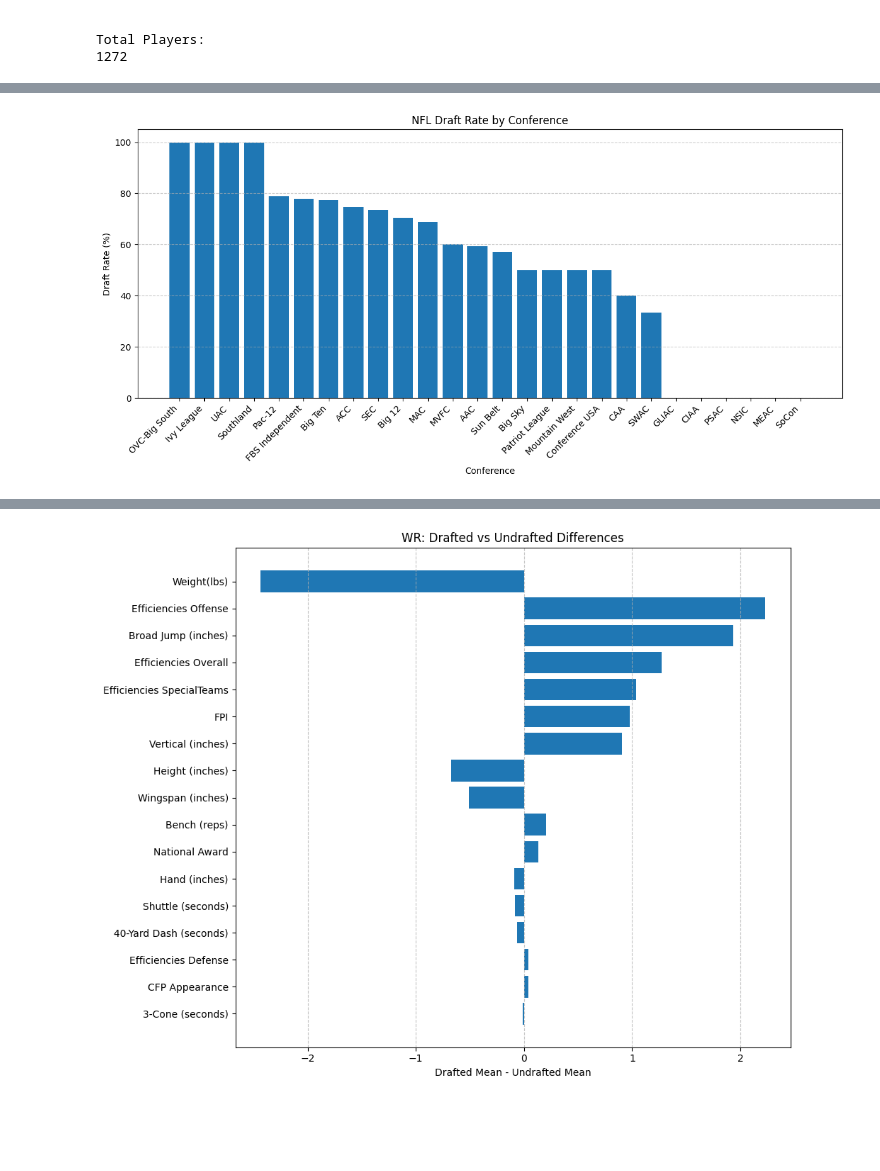
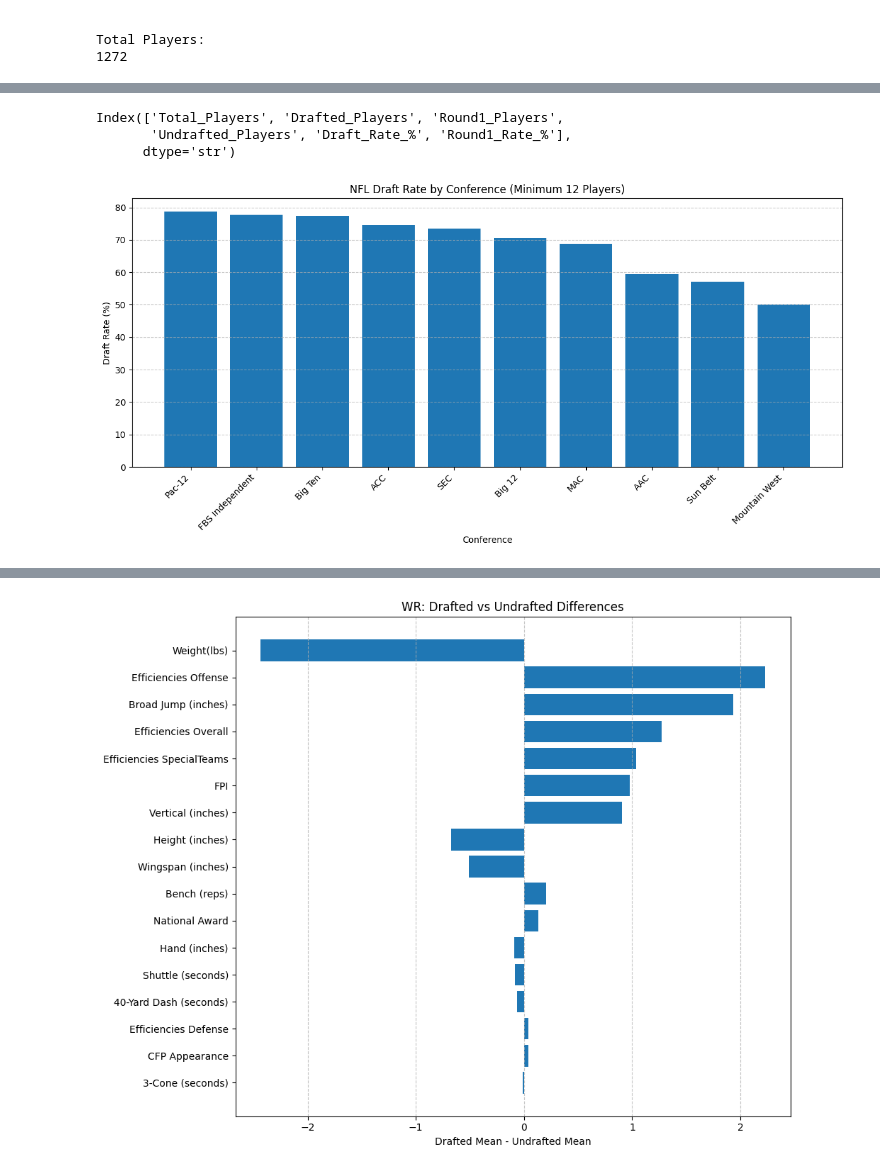
Before and after one commit to alexlevkulich/BSAN-Project-2, a Jupyter notebook: predict2026.ipynb, the cells around one changed output, grey strips where cells are left out. Cells and saved outputs as stored; diff of their text form; code cells hidden in the pictures; blank space fills up the shorter version.

```diff
--- a/predict2026.ipynb
+++ b/predict2026.ipynb
@@ -1378,46 +1375,54 @@ LS                0.00           0.00
 FB                0.00           0.00
 
 Saved: Draft_Rate_By_Position.csv
+# %%
+print(conference_summary.columns)
+# %% [output]
+Index(['Total_Players', 'Drafted_Players', 'Round1_Players',
+       'Undrafted_Players', 'Draft_Rate_%', 'Round1_Rate_%'],
+      dtype='str')
 # %%
 # =========================
 # DRAFT RATE BY CONFERENCE BAR CHART
 # =========================
 
-plot_df = conference_summary.sort_values(
+plot_df = conference_summary[
+    conference_summary["Total_Players"] >= 12
+].sort_values(
     by="Draft_Rate_%",
     ascending=False
 )
 
 plt.figure(figsize=(12,6))
 
 plt.bar(
     plot_df.index,
     plot_df["Draft_Rate_%"]
 )
 
-plt.title("NFL Draft Rate by Conference")
+plt.title("NFL Draft Rate by Conference (Minimum 12 Players)")
 plt.xlabel("Conference")
 plt.ylabel("Draft Rate (%)")
 
 plt.grid(
     axis="y",
     linestyle="--",
     alpha=0.7
 )
 
 plt.xticks(rotation=45, ha="right")
 
 plt.tight_layout()
 
 plt.savefig(
     "Draft_Rate_By_Conference.png",
     dpi=300,
     bbox_inches="tight"
 )
 
 plt.show()
 # %% [output]
-[figure, old version]
+[figure, new version]
 # %%
 import pandas as pd
 import numpy as np
```
Also changed, not shown: parts of 2 cells of this notebook, 10 other files.
